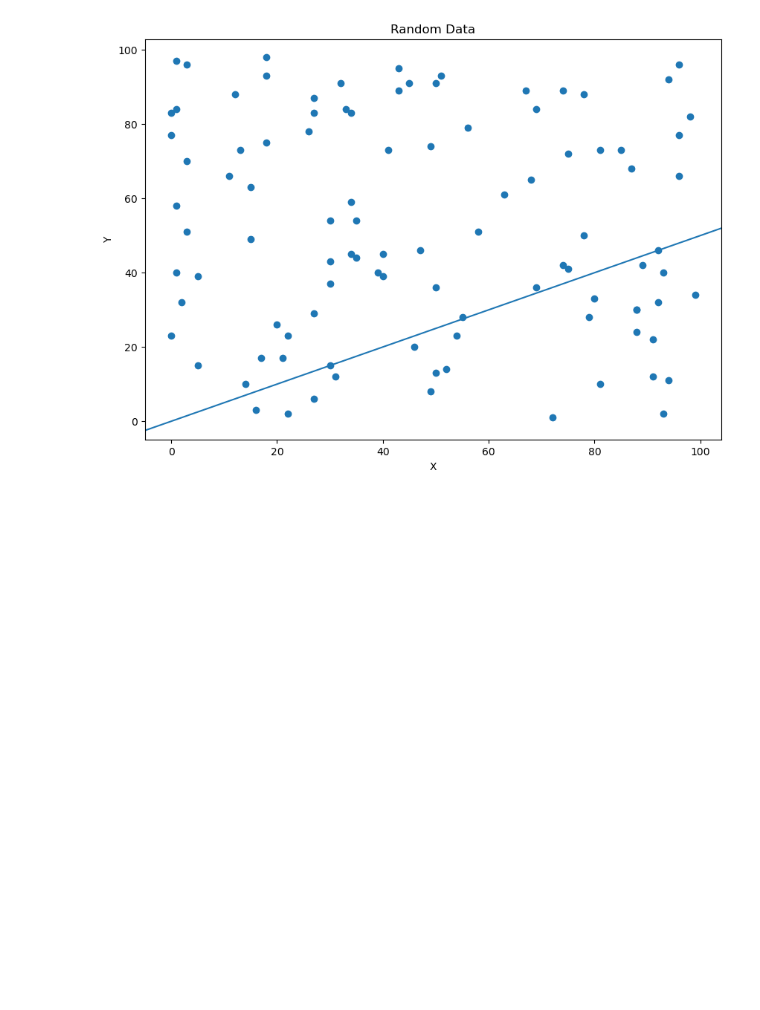
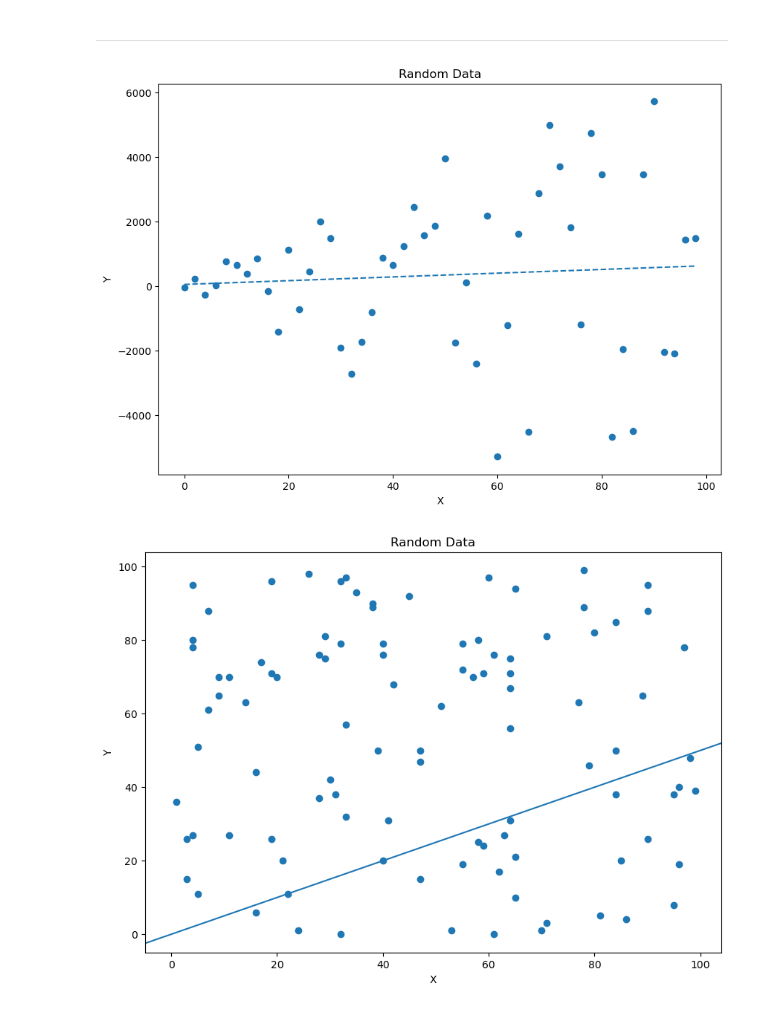
Before and after one commit to Infinity1008/Rough, a Jupyter notebook: Linear Regression Rough Workspace 1.ipynb, the cells around one changed output. Drawn from its saved outputs; the diff is of its cells as text; code cells hidden in the pictures; blank space fills up the shorter version.

```diff
--- a/Linear Regression Rough Workspace 1.ipynb
+++ b/Linear Regression Rough Workspace 1.ipynb
@@ -84,3 +84,48 @@ plt.show()
+# %% [markdown]
+-----------
+# %%
+random_slope = np.random.normal()
+random_intercept = np.random.normal()
+line_points = np.array([(random_slope*i + random_intercept) for i in range(0,100,2)])
+
+random_noise = np.array([np.random.randint(-100,100) for i in range(0,100,2)])
+data_points = line_points * random_noise
+
+x = np.array(range(0,100,2))
+x = x.reshape(-1,1)
+# ----------------------------------------------------------
+
+import matplotlib.pyplot as plt
+fig = plt.figure()
+ax = fig.add_subplot(111)
+
+plt.scatter(x,data_points) # Plotting data
+
+fig.set_figwidth(10)
+fig.set_figheight(7)
+
+plt.title('Random Data')
+plt.xlabel('X')
+plt.ylabel('Y')
+# ----------------------------------------------------------
+
+from sklearn import linear_model
+from sklearn.metrics import mean_squared_error, r2_score
+
+# Create linear regression object
+regr = linear_model.LinearRegression()
+
+# Train the model using the training sets
+regr.fit(x, data_points)
+
+# ax.axline((0, 0), slope=0.5, color='C0', label='by slope')
+abline_values = [regr.coef_ * i + regr.intercept_ for i in x]
+plt.plot(x, abline_values, '--')
+
+plt.show()
+# ------------------------------------------------
+# %% [output]
+[figure, added]
 # %%
 
 
@@ -110,4 +155,4 @@ plt.ylabel('Y')
 
 plt.show()
 # %% [output]
-[figure, old version]
+[figure, new version]
```
Also changed, not shown: parts of 3 cells of this notebook, 6 other files.
